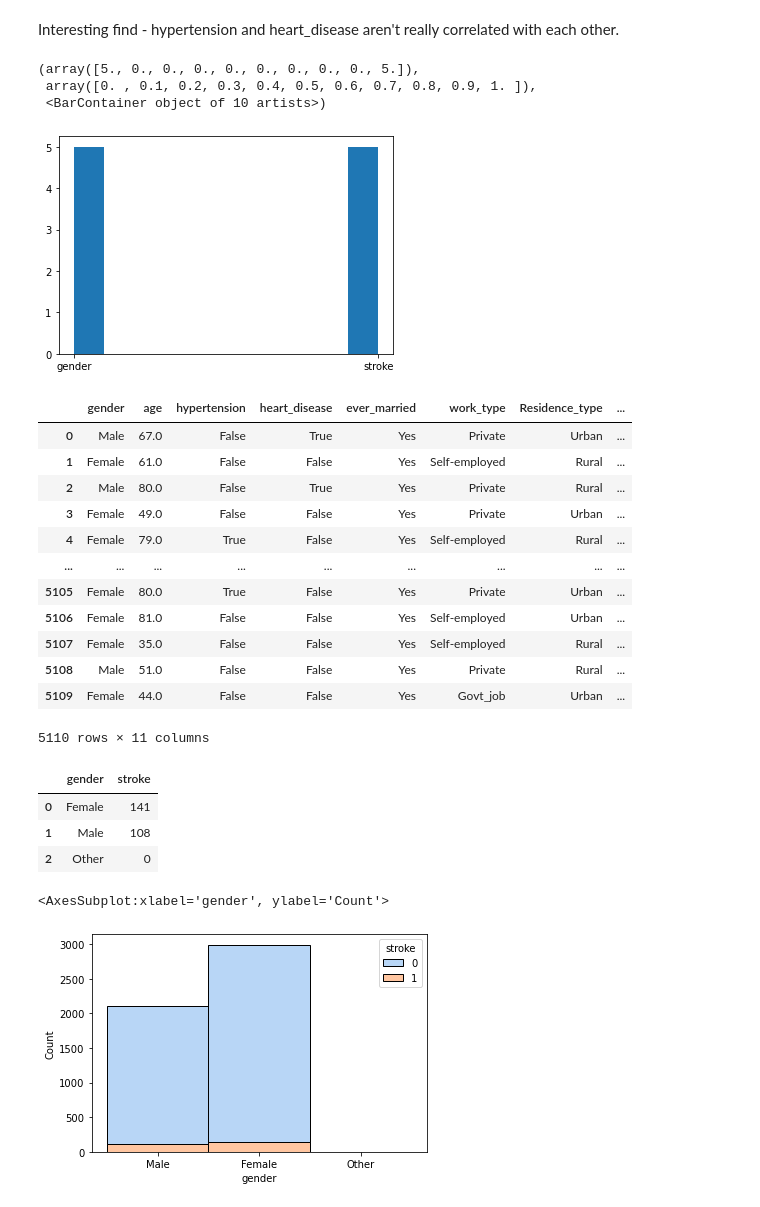
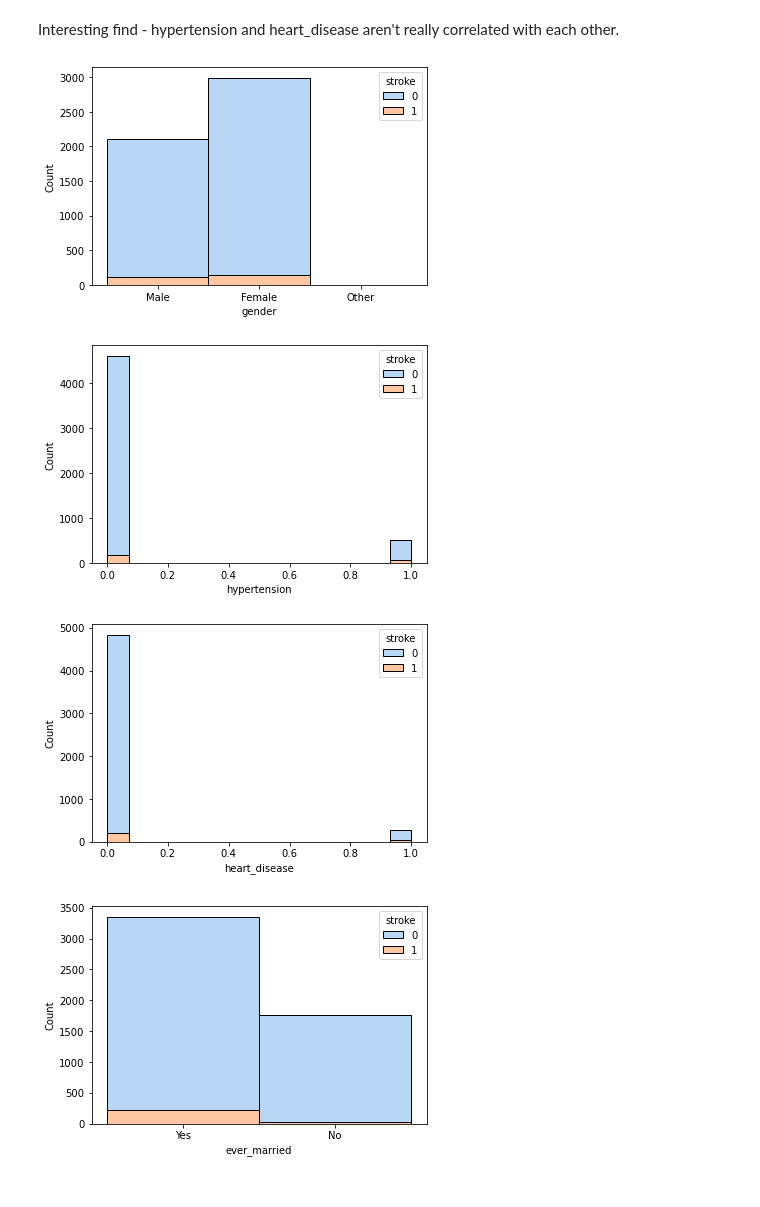
Before and after one commit to jasonarikupurathu/stroke-predictions, a Jupyter notebook: Data-Cleaning-Notebook.ipynb, the cells around one changed output. Saved outputs shown, nothing was run; the diff lists cells and outputs as text; code cells hidden in the pictures.

```diff
--- a/Data-Cleaning-Notebook.ipynb
+++ b/Data-Cleaning-Notebook.ipynb
@@ -317,42 +317,18 @@ df[num_features].corr()
 | avg_glucose_level | 0.238171 | 1.000000 |
 # %% [markdown]
 Interesting find - hypertension and heart_disease aren't really correlated with each other.
-# %%
-plt.hist(df[['gender','stroke']], stacked=True, density=True)
-# %% [output]
-(array([5., 0., 0., 0., 0., 0., 0., 0., 0., 5.]),
- array([0. , 0.1, 0.2, 0.3, 0.4, 0.5, 0.6, 0.7, 0.8, 0.9, 1. ]),
- <BarContainer object of 10 artists>)
-[figure, removed]
-# %%
-df
-# %% [output]
-|  | gender | age | hypertension | heart_disease | ever_married | work_type | Residence_type | ... |
-| 0 | Male | 67.0 | False | True | Yes | Private | Urban | ... |
-| 1 | Female | 61.0 | False | False | Yes | Self-employed | Rural | ... |
-| 2 | Male | 80.0 | False | True | Yes | Private | Rural | ... |
-| 3 | Female | 49.0 | False | False | Yes | Private | Urban | ... |
-| 4 | Female | 79.0 | True | False | Yes | Self-employed | Rural | ... |
-| ... | ... | ... | ... | ... | ... | ... | ... | ... |
-| 5105 | Female | 80.0 | True | False | Yes | Private | Urban | ... |
-| 5106 | Female | 81.0 | False | False | Yes | Self-employed | Urban | ... |
-| 5107 | Female | 35.0 | False | False | Yes | Self-employed | Rural | ... |
-| 5108 | Male | 51.0 | False | False | Yes | Private | Rural | ... |
-| 5109 | Female | 44.0 | False | False | Yes | Govt_job | Urban | ... |
-5110 rows × 11 columns
-# %%
-df.groupby('gender').stroke.sum().reset_index()
-bar1 = sns.barplot()
-# %% [output]
-|  | gender | stroke |
-| 0 | Female | 141 |
-| 1 | Male | 108 |
-| 2 | Other | 0 |
 # %%
-sns.histplot(data=df['gender'], stat="count", multiple="stack",
-             x=df.gender, kde=False,
+def stacked_plots(df, feature):
+    return sns.histplot(data=df[feature], stat="count", multiple="stack",
+             x=df[feature], kde=False,
              palette="pastel", hue=df.stroke,
              element="bars", legend=True)
-# %% [output]
-<AxesSubplot:xlabel='gender', ylabel='Count'>
-[figure, removed]
+# %%
+for each in cat_features:
+    fig, ax = plt.subplots()
+    ax = stacked_plots(df, each)
+# %% [output]
+[figure, added]
+[figure, added]
+[figure, added]
+[figure, added]
```
Also changed, not shown: parts of 2 cells of this notebook, 2 other files.
